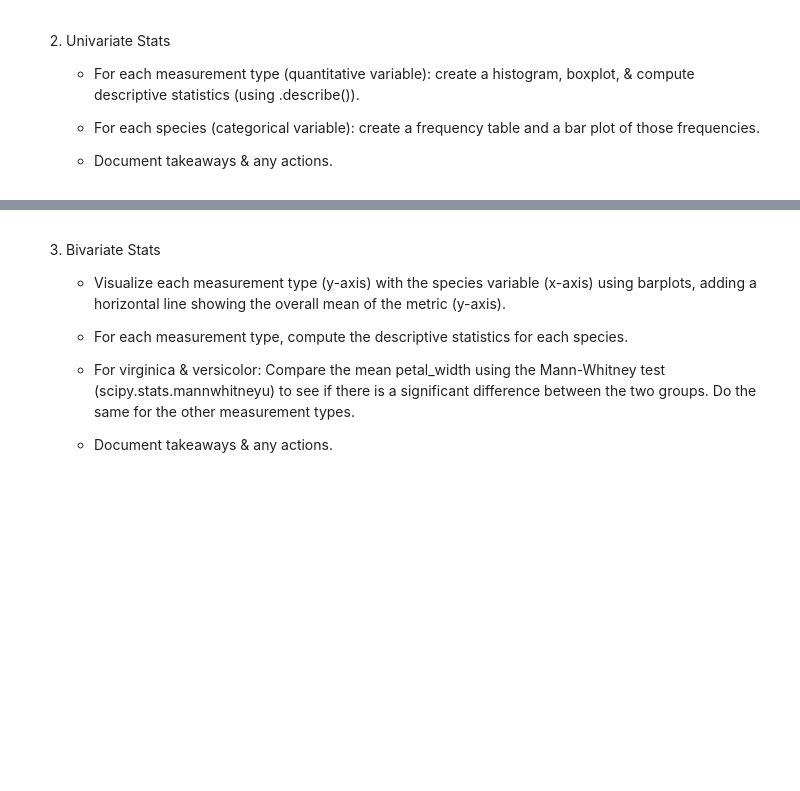
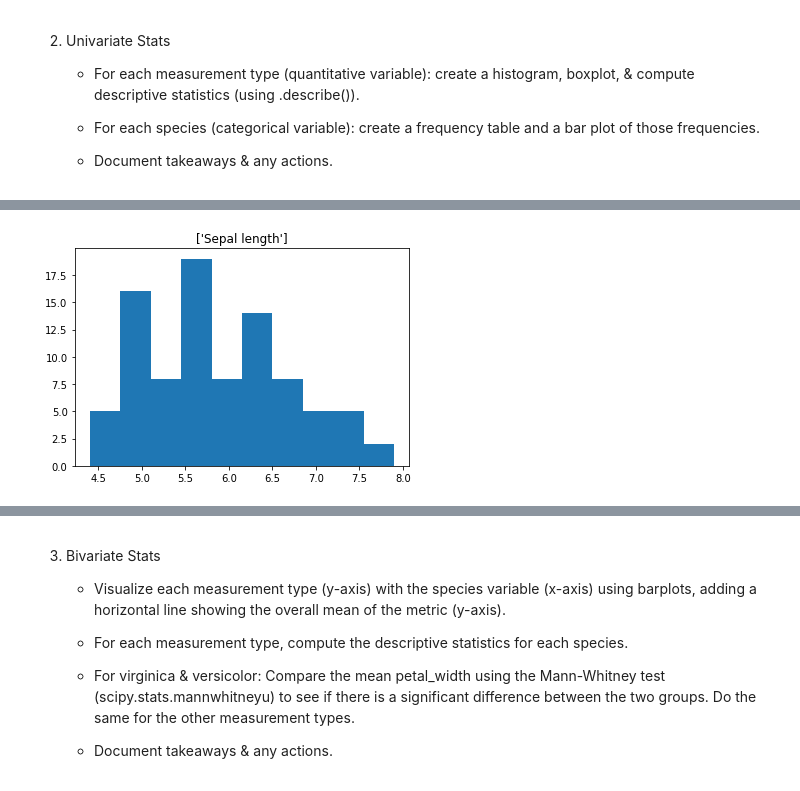
Before and after one commit to JenniferMLewis/classification-exercises, a Jupyter notebook: classification_exercises.ipynb, the cells around one changed output, grey strips where cells are left out. Cells and saved outputs as stored; diff of their text form; code cells hidden in the pictures; blank space fills up the shorter version.

```diff
--- a/classification_exercises.ipynb
+++ b/classification_exercises.ipynb
@@ -802,0 +830,8 @@ train_iris, validate_iris, test_iris = prep.data_split(iris, 'species')
+# %%
+num_type, cat_type = exp.dtypes_to_list(train_iris)
+# %%
+plt.hist(train_iris[num_type[0]])
+plt.title([num_type[0].replace('_', ' ').capitalize()])
+plt.show()
+# %% [output]
+[figure, added]
```
Also changed, not shown: parts of 10 cells of this notebook, 1 other file.
